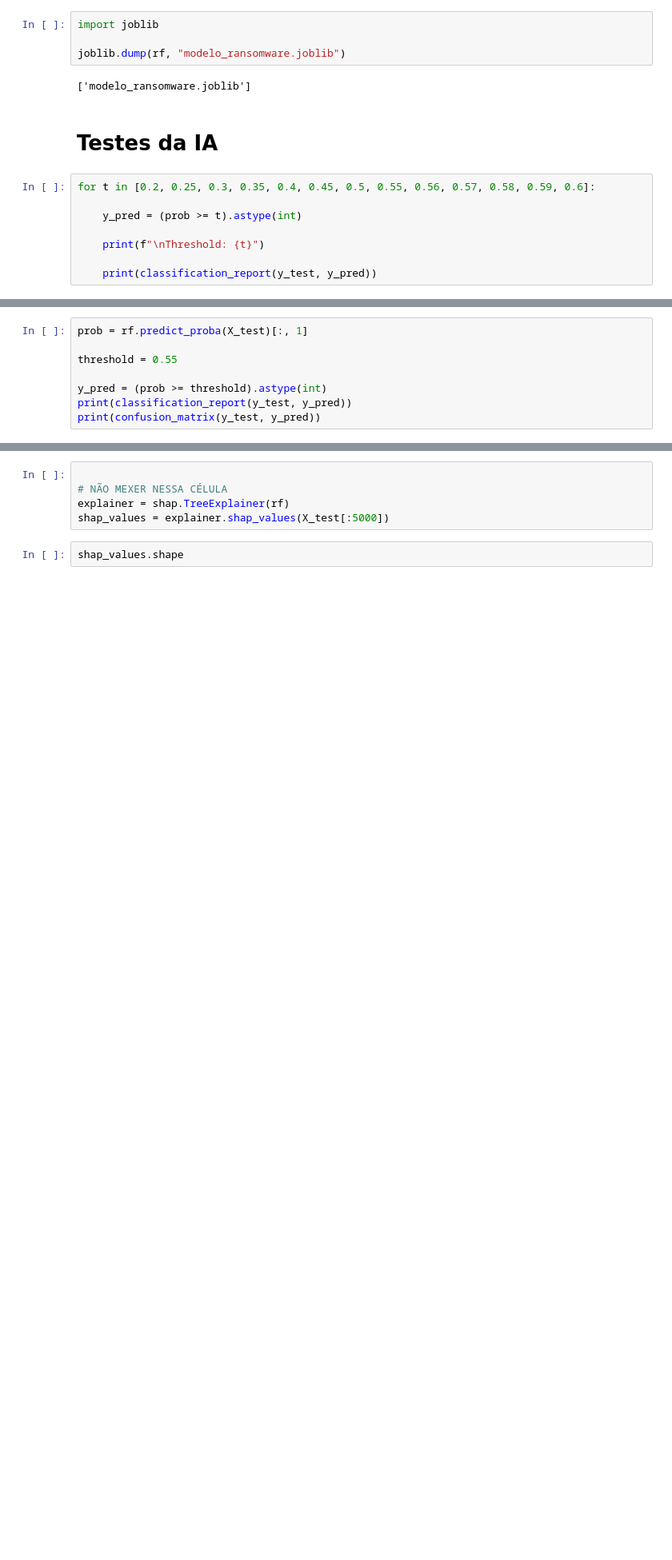
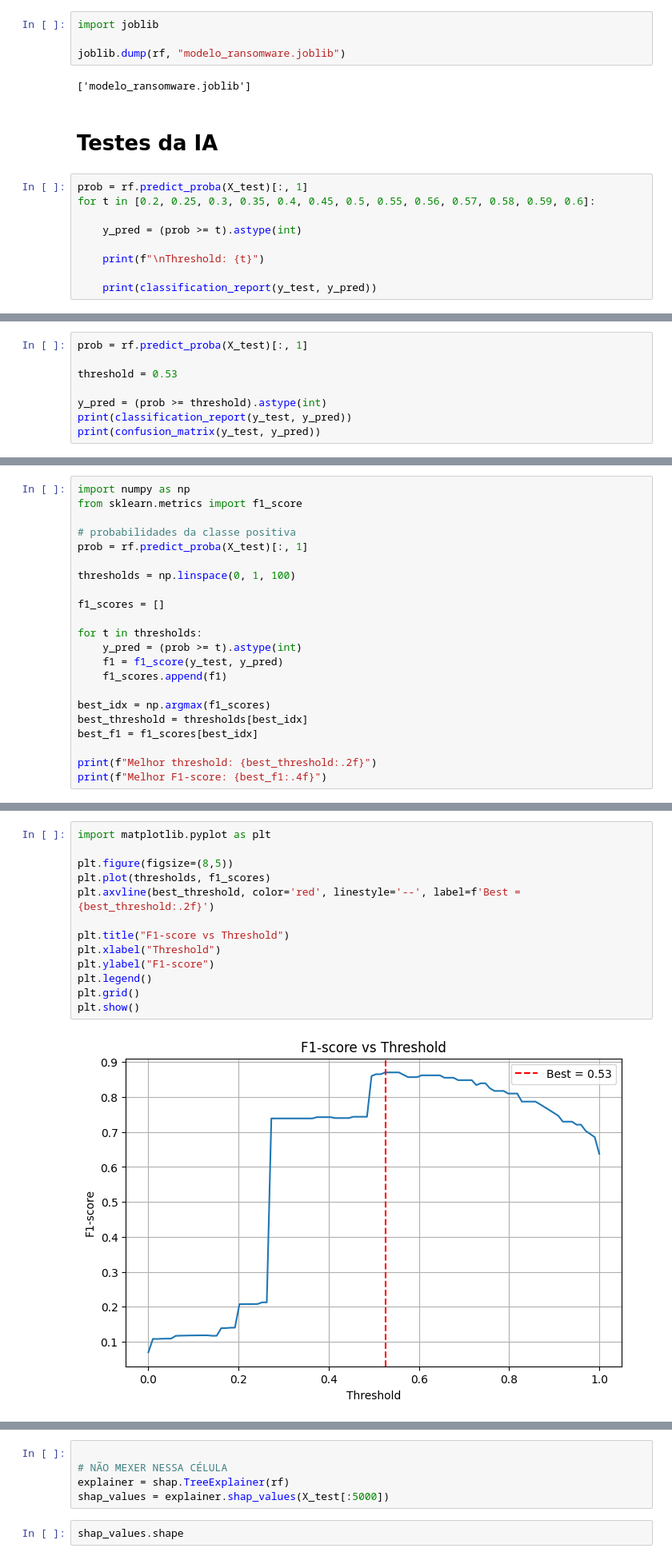
Before and after one commit to ViniCarvalho71/RansonwareData, a Jupyter notebook: Train/train_v2.ipynb, the cells around one changed output, grey strips where cells are left out. Shown at 80% size. Saved outputs shown, nothing was run; the diff lists cells and outputs as text; blank space fills up the shorter version.

Commit message:
melhorias

```diff
--- a/Train/train_v2.ipynb
+++ b/Train/train_v2.ipynb
@@ -78,6 +107,7 @@ joblib.dump(rf, "modelo_ransomware.joblib")
 # %% [markdown]
 # Testes da IA
 # %%
+prob = rf.predict_proba(X_test)[:, 1]
 for t in [0.2, 0.25, 0.3, 0.35, 0.4, 0.45, 0.5, 0.55, 0.56, 0.57, 0.58, 0.59, 0.6]:
 
     y_pred = (prob >= t).astype(int)
@@ -106,7 +136,7 @@ weighted avg       0.93      0.94      0.94      2603
 # %%
 prob = rf.predict_proba(X_test)[:, 1]
 
-threshold = 0.55
+threshold = 0.53
 
 y_pred = (prob >= threshold).astype(int)
 print(classification_report(y_test, y_pred))
@@ -125,0 +156,22 @@ weighted avg       0.99      0.99      0.99      2603
+# %%
+import numpy as np
+from sklearn.metrics import f1_score
+
+# probabilidades da classe positiva
+prob = rf.predict_proba(X_test)[:, 1]
+
+thresholds = np.linspace(0, 1, 100)
+
+f1_scores = []
+
+for t in thresholds:
+    y_pred = (prob >= t).astype(int)
+    f1 = f1_score(y_test, y_pred)
+    f1_scores.append(f1)
+
+best_idx = np.argmax(f1_scores)
+best_threshold = thresholds[best_idx]
+best_f1 = f1_scores[best_idx]
+
+print(f"Melhor threshold: {best_threshold:.2f}")
+print(f"Melhor F1-score: {best_f1:.4f}")
@@ -125,0 +181,15 @@ weighted avg       0.99      0.99      0.99      2603
+# %%
+import matplotlib.pyplot as plt
+
+plt.figure(figsize=(8,5))
+plt.plot(thresholds, f1_scores)
+plt.axvline(best_threshold, color='red', linestyle='--', label=f'Best = {best_threshold:.2f}')
+
+plt.title("F1-score vs Threshold")
+plt.xlabel("Threshold")
+plt.ylabel("F1-score")
+plt.legend()
+plt.grid()
+plt.show()
+# %% [output]
+[figure, added]
```
Also changed, not shown: parts of 15 cells of this notebook, 6 other files.
